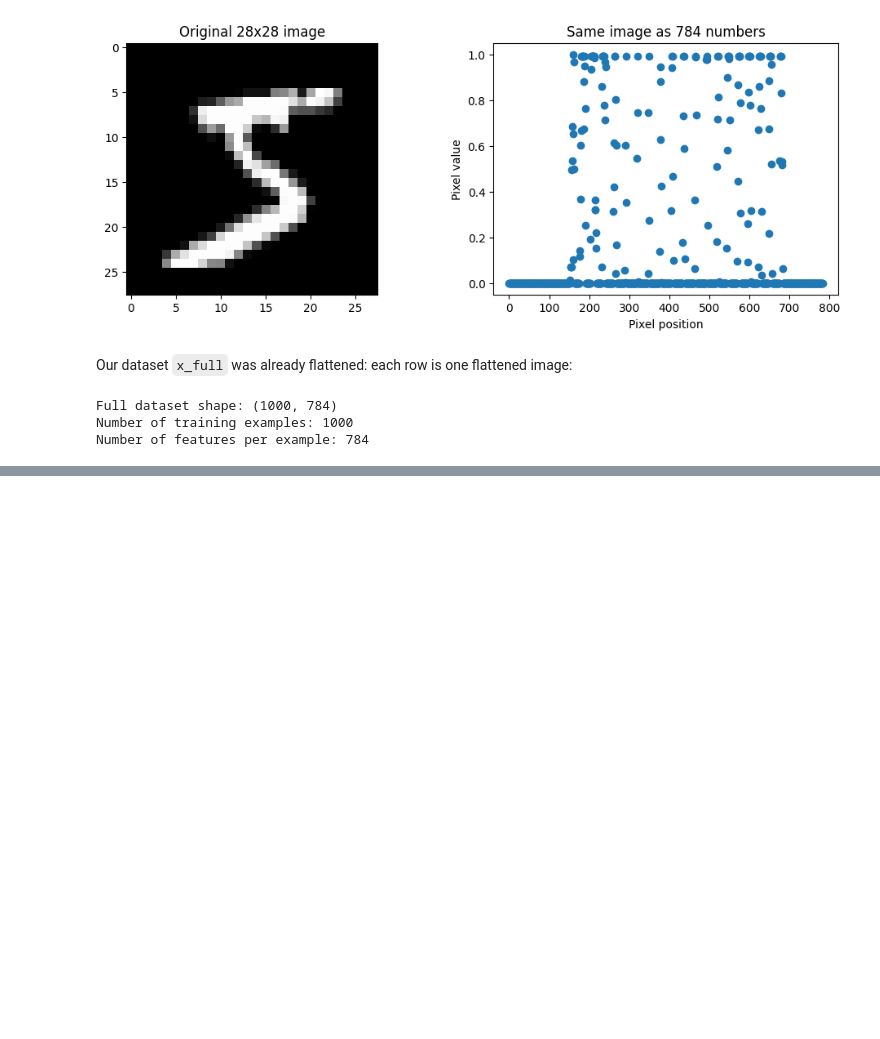
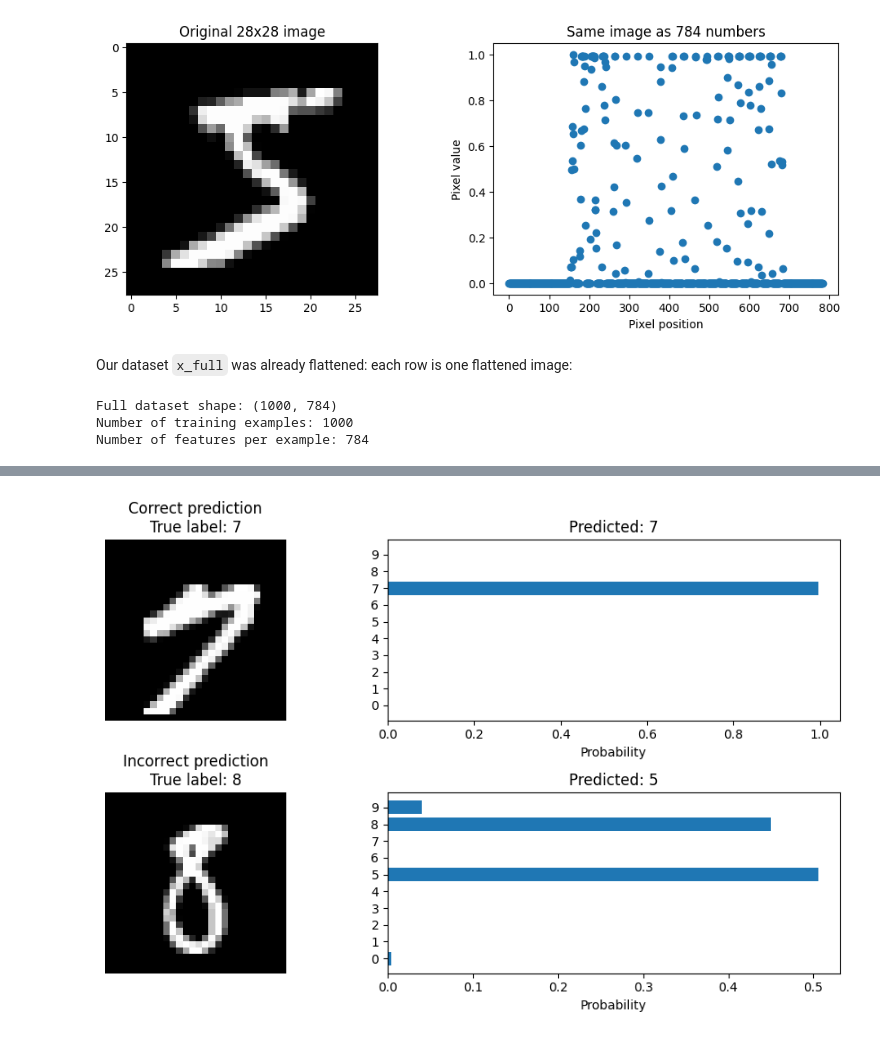
Before and after one commit to Calvin-Data-Science/cs375-376-public, a Jupyter notebook: notebooks/u06n1-mnist-torch.ipynb, the cells around one changed output, grey strips where cells are left out. Cells and saved outputs as stored; diff of their text form; code cells hidden in the pictures; blank space fills up the shorter version.

```diff
--- a/notebooks/u06n1-mnist-torch.ipynb
+++ b/notebooks/u06n1-mnist-torch.ipynb
@@ -280,0 +259,31 @@ Epoch 99: val_loss = 0.343
+# %%
+# Show softmax probabilities for one correct and one incorrect prediction
+correct_idx = None
+incorrect_idx = None
+for i in range(len(val_preds)):
+    pred = val_preds[i].item()
+    if pred == y_val[i] and correct_idx is None:
+        correct_idx = i
+    if pred != y_val[i] and incorrect_idx is None:
+        incorrect_idx = i
+    if correct_idx is not None and incorrect_idx is not None:
+        break
+
+indices_to_show = [i for i in [correct_idx, incorrect_idx] if i is not None]
+titles = ["Correct prediction", "Incorrect prediction"]
+
+fig, axes = plt.subplots(len(indices_to_show), 2, figsize=(10, 3 * len(indices_to_show)))
+if len(indices_to_show) == 1:
+    axes = axes.reshape(1, -1)
+
+for row, idx in enumerate(indices_to_show):
+    axes[row, 0].imshow(x_val[idx].reshape(28, 28), cmap='gray')
+    axes[row, 0].set_title(f"{titles[row]}\nTrue label: {y_val[idx]}")
+    axes[row, 0].axis('off')
+    axes[row, 1].barh(range(10), val_probs[idx].numpy())
+    axes[row, 1].set_yticks(range(10))
+    axes[row, 1].set_xlabel("Probability")
+    axes[row, 1].set_title(f"Predicted: {val_preds[idx].item()}")
+plt.tight_layout()
+# %% [output]
+[figure, added]
```
Also changed, not shown: parts of 34 cells of this notebook, 2 other files.
